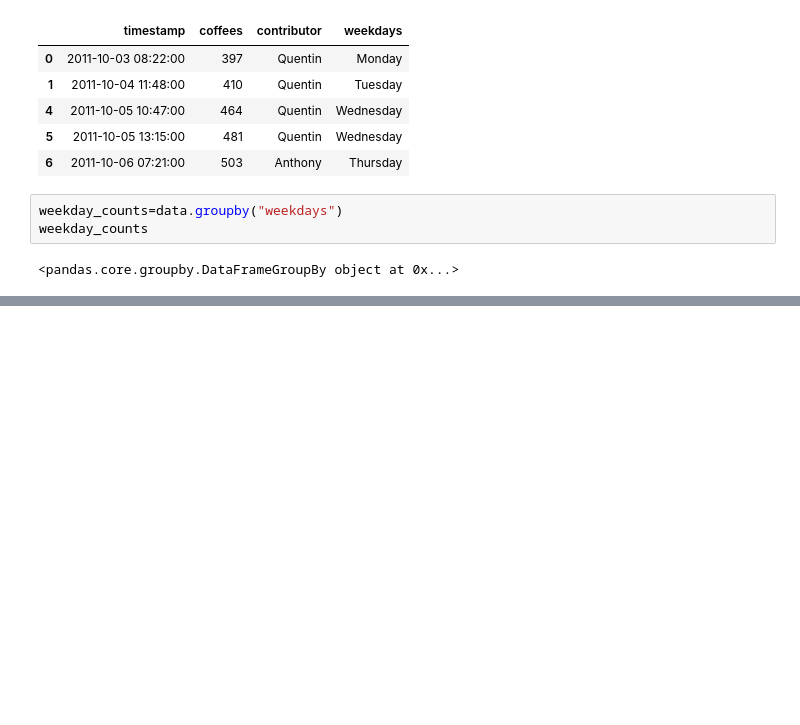
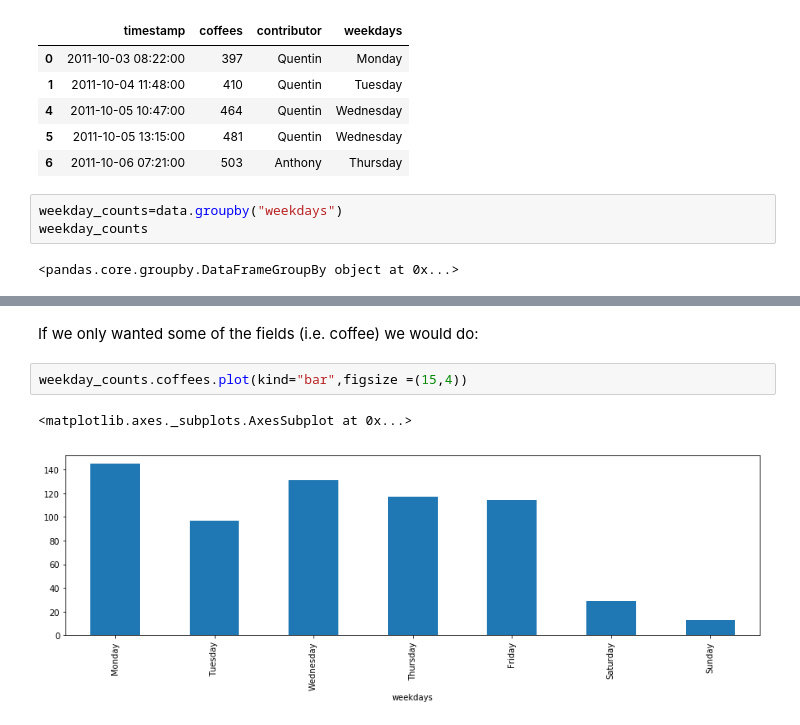
Before and after one commit to Gorchs/Pandas_Tutorial, a Jupyter notebook: Pandas Tutorial Notebook V1.0.ipynb, the cells around one changed output, grey strips where cells are left out. Cells and saved outputs as stored; diff of their text form; blank space fills up the shorter version.

```diff
--- a/Pandas Tutorial Notebook V1.0.ipynb
+++ b/Pandas Tutorial Notebook V1.0.ipynb
@@ -506,0 +548,7 @@ weekday_counts
+# %% [markdown]
+If we only wanted some of the fields (i.e. coffee) we would do:
+# %%
+weekday_counts.coffees.plot(kind="bar",figsize =(15,4))
+# %% [output]
+<matplotlib.axes._subplots.AxesSubplot at 0x...>
+[figure, added]
```
Also changed, not shown: parts of 9 cells of this notebook.
